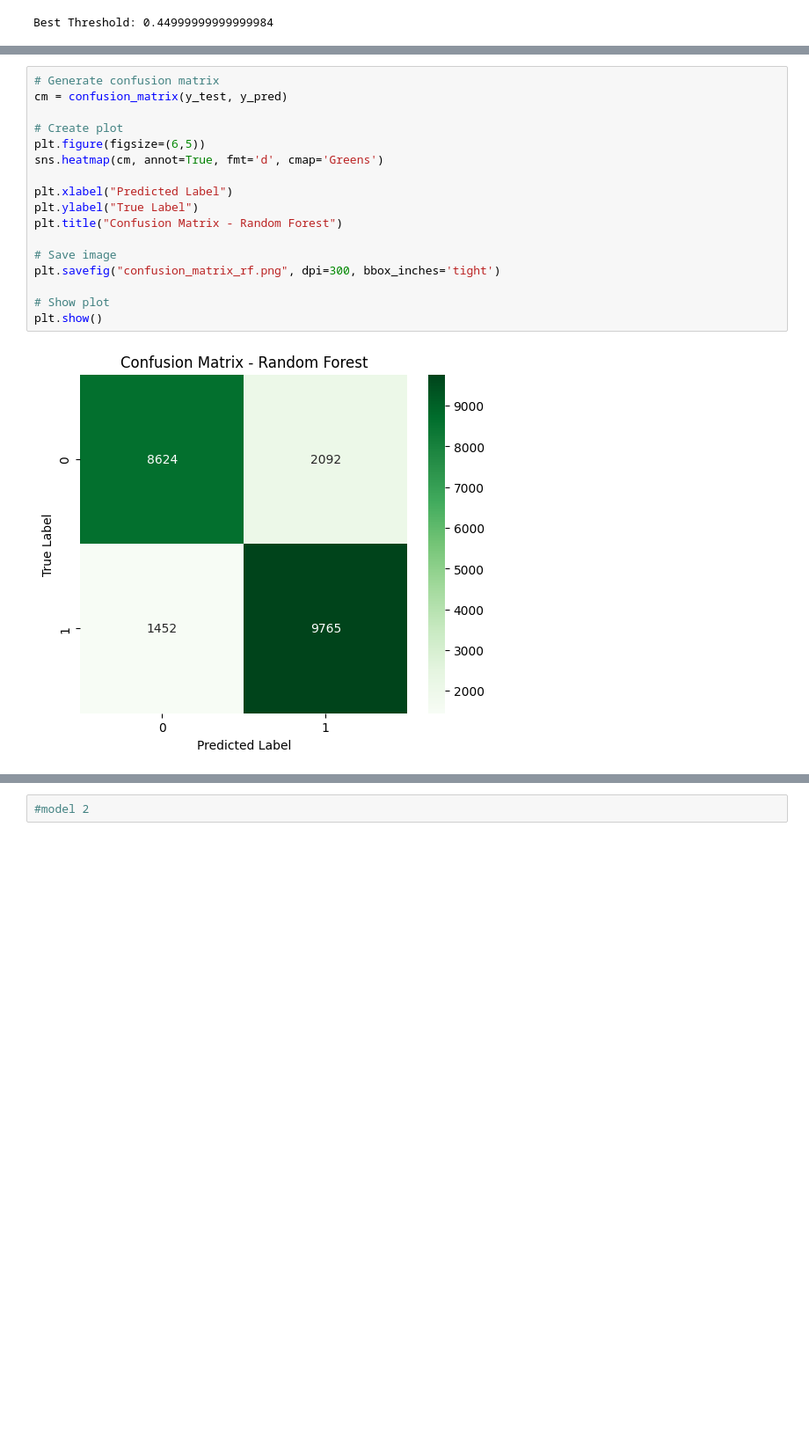
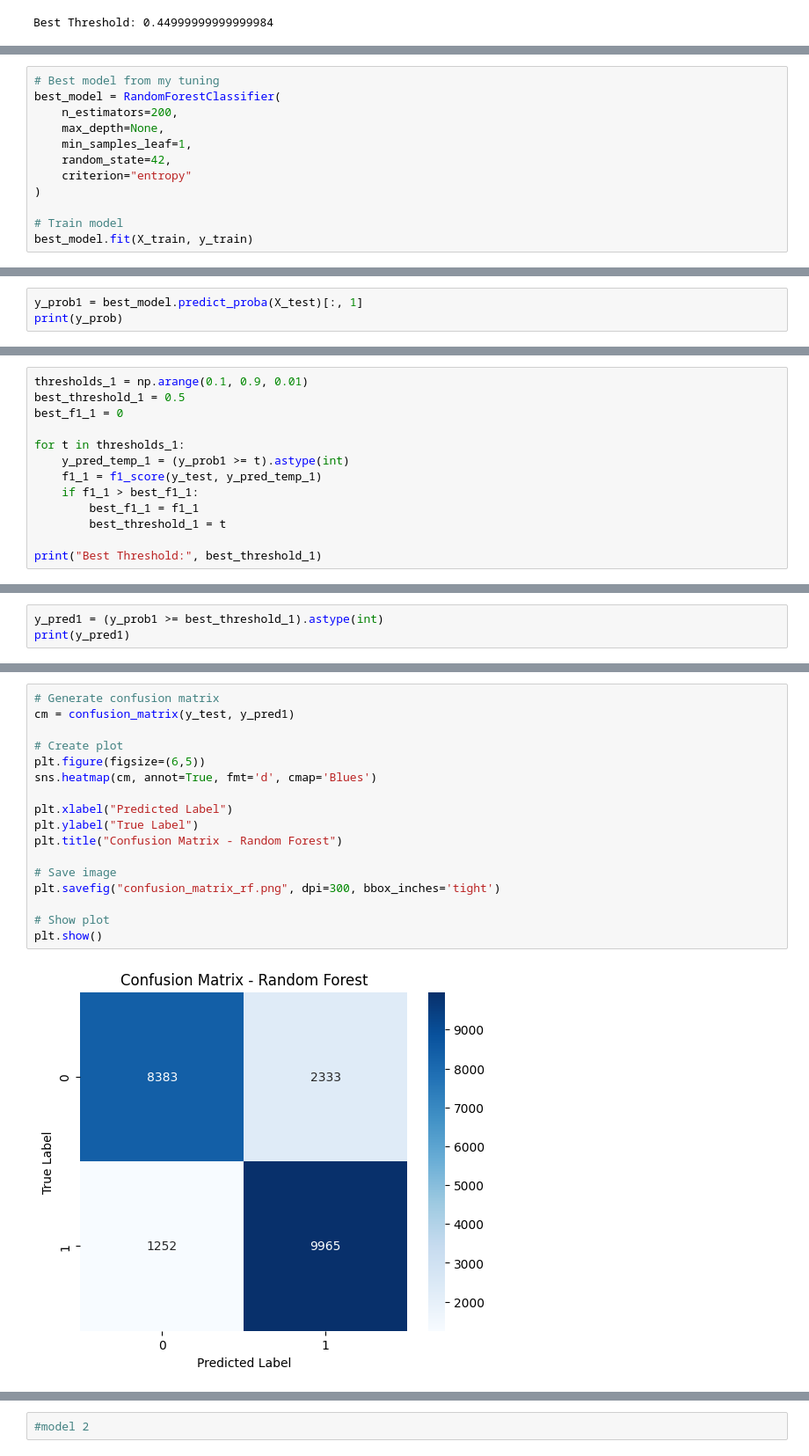
Before and after one commit to Valluru-Abhinaya/Data-Science-Final-Project, a Jupyter notebook: Final Project Code(DS).ipynb, the cells around one changed output, grey strips where cells are left out. Shown at 88% size. Saved outputs shown, nothing was run; the diff lists cells and outputs as text; blank space fills up the shorter version.

```diff
--- a/Final Project Code(DS).ipynb
+++ b/Final Project Code(DS).ipynb
@@ -323,0 +381,12 @@ y_pred = (y_prob >= best_threshold).astype(int)
+# %%
+# Best model from my tuning
+best_model = RandomForestClassifier(
+    n_estimators=200,
+    max_depth=None,
+    min_samples_leaf=1,
+    random_state=42,
+    criterion="entropy"
+)
+
+# Train model
+best_model.fit(X_train, y_train)
@@ -323,0 +395,3 @@ y_pred = (y_prob >= best_threshold).astype(int)
+# %%
+y_prob1 = best_model.predict_proba(X_test)[:, 1]
+print(y_prob)
@@ -323,0 +400,13 @@ y_pred = (y_prob >= best_threshold).astype(int)
+# %%
+thresholds_1 = np.arange(0.1, 0.9, 0.01)
+best_threshold_1 = 0.5
+best_f1_1 = 0
+
+for t in thresholds_1:
+    y_pred_temp_1 = (y_prob1 >= t).astype(int)
+    f1_1 = f1_score(y_test, y_pred_temp_1)
+    if f1_1 > best_f1_1:
+        best_f1_1 = f1_1
+        best_threshold_1 = t
+
+print("Best Threshold:", best_threshold_1)
@@ -323,0 +415,3 @@ y_pred = (y_prob >= best_threshold).astype(int)
+# %%
+y_pred1 = (y_prob1 >= best_threshold_1).astype(int)
+print(y_pred1)
@@ -360,22 +456,22 @@ ROC-AUC Score: 0.9271155865009594
 # %%
 # Generate confusion matrix
-cm = confusion_matrix(y_test, y_pred)
+cm = confusion_matrix(y_test, y_pred1)
 
 # Create plot
 plt.figure(figsize=(6,5))
-sns.heatmap(cm, annot=True, fmt='d', cmap='Greens')
+sns.heatmap(cm, annot=True, fmt='d', cmap='Blues')
 
 plt.xlabel("Predicted Label")
 plt.ylabel("True Label")
 plt.title("Confusion Matrix - Random Forest")
 
 # Save image
 plt.savefig("confusion_matrix_rf.png", dpi=300, bbox_inches='tight')
 
 # Show plot
 plt.show()
 # %% [output]
-[figure, old version]
+[figure, new version]
 # %%
 fpr, tpr, thresholds = roc_curve(y_test, y_prob)
 
```
Also changed, not shown: parts of 23 cells of this notebook.
